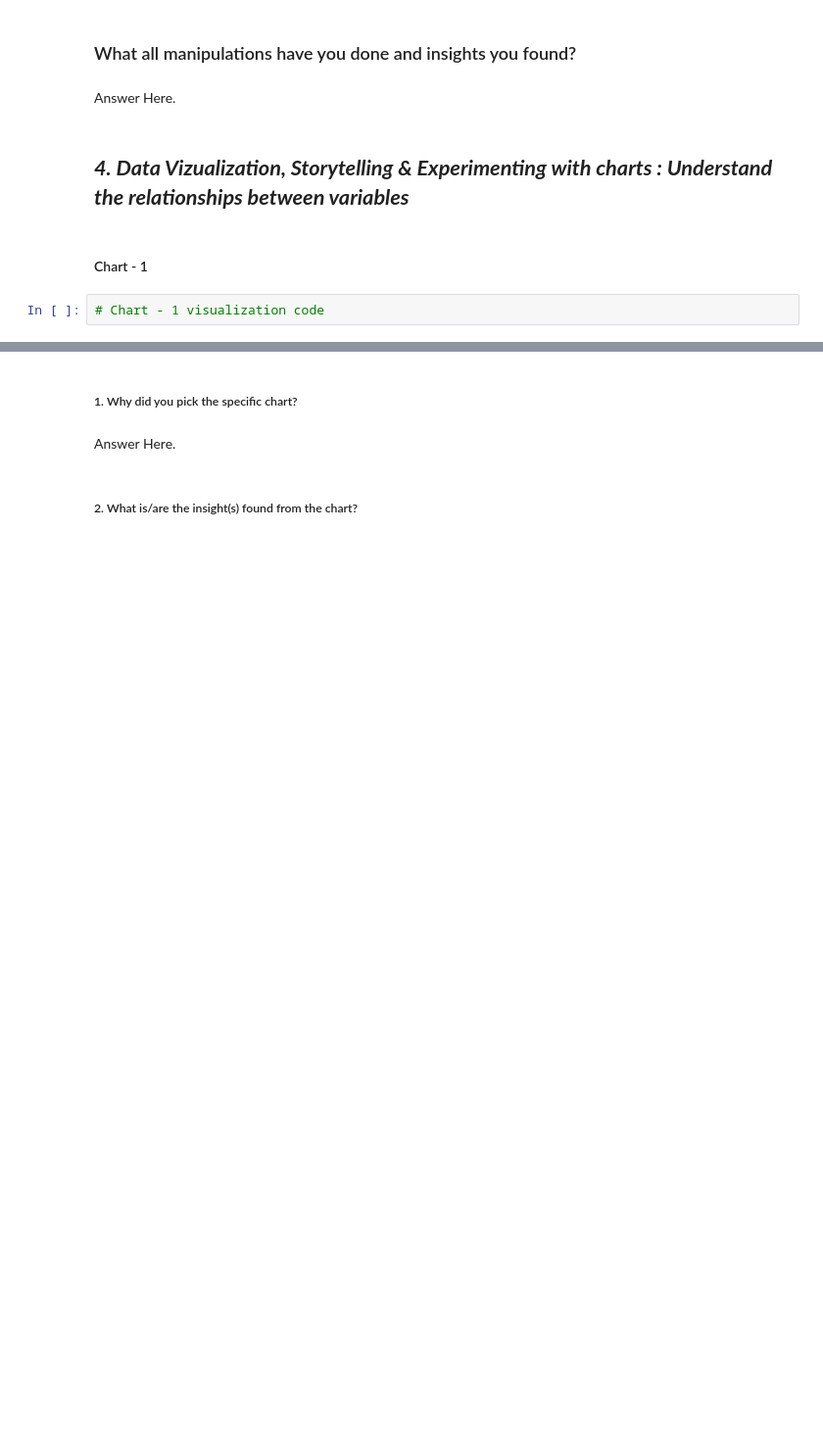
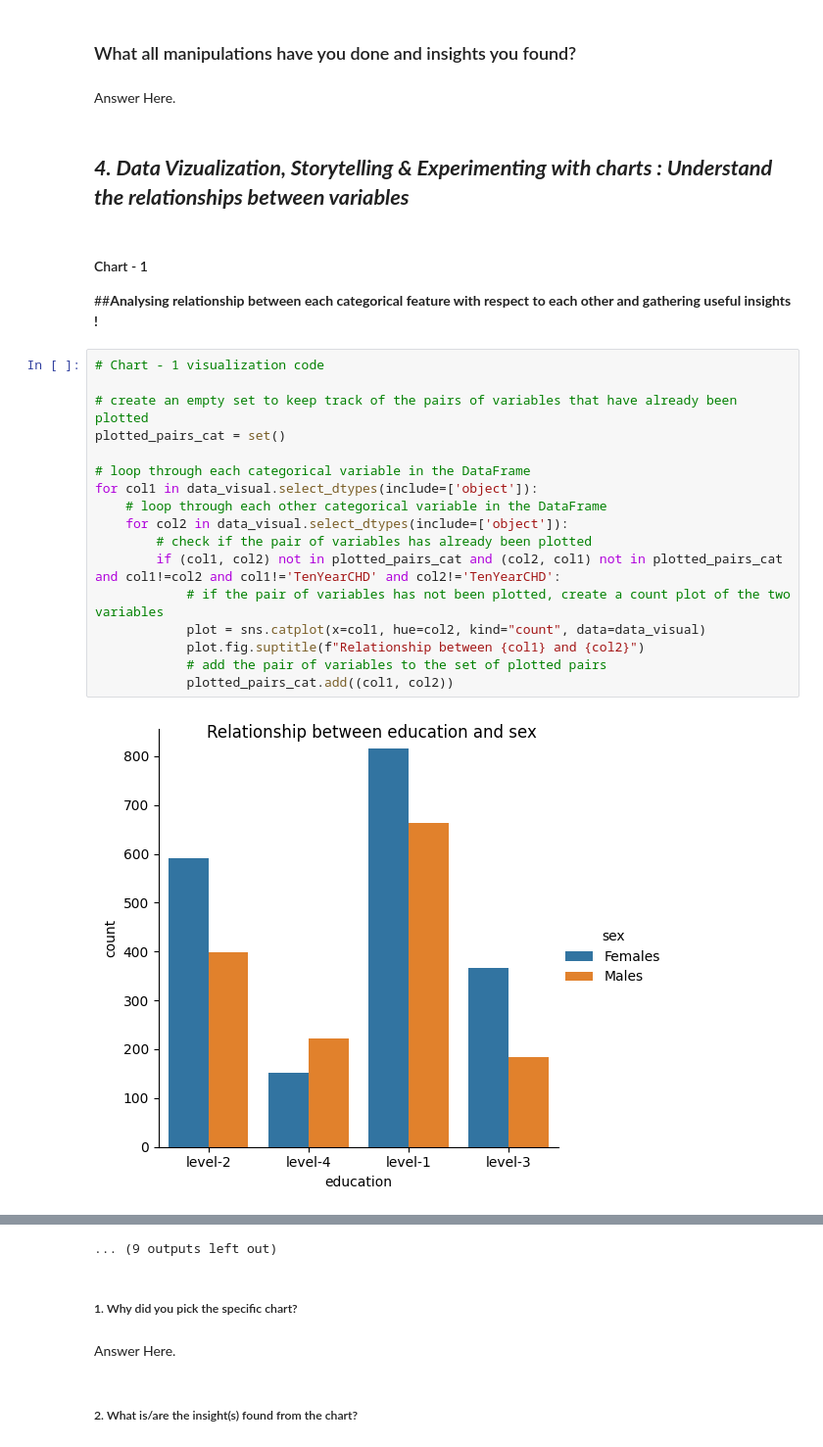
Before and after one commit to apurva-shrivastava/Cardiovascular-Risk-Prediction, a Jupyter notebook: Apurva_Shrivastava_Cardiovascular_Risk_Prediction.ipynb, the cells around one changed output, grey strips where cells are left out. Shown at 98% size. Saved outputs shown, nothing was run; the diff lists cells and outputs as text; blank space fills up the shorter version.

```diff
--- a/Apurva_Shrivastava_Cardiovascular_Risk_Prediction.ipynb
+++ b/Apurva_Shrivastava_Cardiovascular_Risk_Prediction.ipynb
@@ -436,7 +436,26 @@ data['is_smoking']=np.where(data['is_smoking']=='YES',1,0)
 Answer Here.
 # %% [markdown]
 ## ***4. Data Vizualization, Storytelling & Experimenting with charts : Understand the relationships between variables***
-# %% [markdown]
-#### Chart - 1
-# %%
-# Chart - 1 visualization code
+# %% [markdown]
+#### Chart - 1
+
+##**Analysing relationship between each categorical feature with respect to each other and gathering useful insights !**
+# %%
+# Chart - 1 visualization code
+
+# create an empty set to keep track of the pairs of variables that have already been plotted
+plotted_pairs_cat = set()
+
+# loop through each categorical variable in the DataFrame
+for col1 in data_visual.select_dtypes(include=['object']):
+    # loop through each other categorical variable in the DataFrame
+    for col2 in data_visual.select_dtypes(include=['object']):
+        # check if the pair of variables has already been plotted
+        if (col1, col2) not in plotted_pairs_cat and (col2, col1) not in plotted_pairs_cat and col1!=col2 and col1!='TenYearCHD' and col2!='TenYearCHD':
+            # if the pair of variables has not been plotted, create a count plot of the two variables
+            plot = sns.catplot(x=col1, hue=col2, kind="count", data=data_visual)
+            plot.fig.suptitle(f"Relationship between {col1} and {col2}")
+            # add the pair of variables to the set of plotted pairs
+            plotted_pairs_cat.add((col1, col2))
+# %% [output]
+[figure, added]
@@ -443,3 +473,4 @@ Answer Here.
+... (9 outputs left out)
 # %% [markdown]
 ##### 1. Why did you pick the specific chart?
 # %% [markdown]
```
Also changed, not shown: parts of 25 cells of this notebook.
